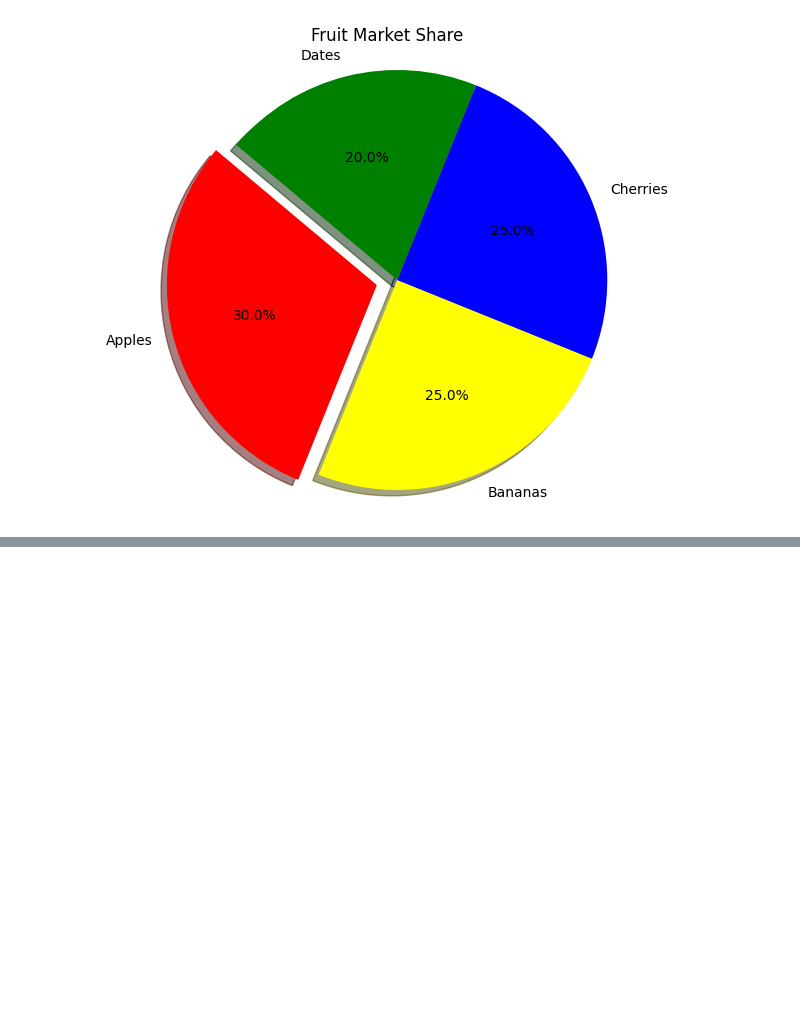
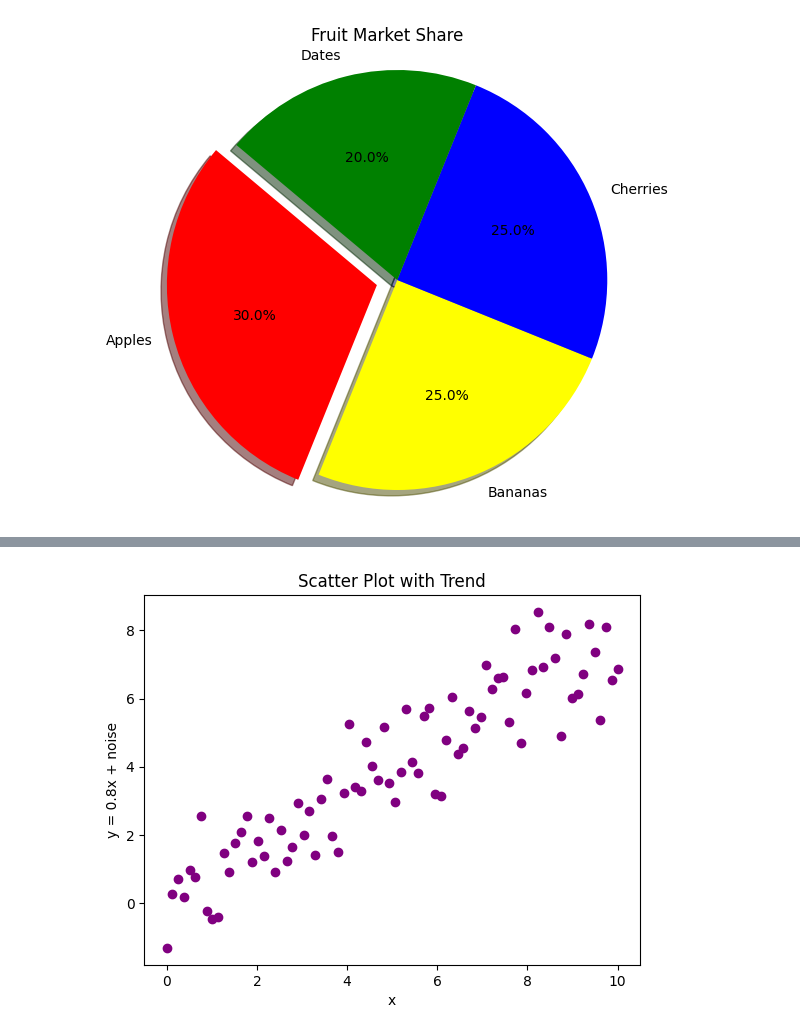
Before and after one commit to mhasanyilmaz24/Machine_learning, a Jupyter notebook: yalcinhcdrs.ipynb, the cells around one changed output, grey strips where cells are left out. Saved outputs shown, nothing was run; the diff lists cells and outputs as text; code cells hidden in the pictures; blank space fills up the shorter version.

```diff
--- a/yalcinhcdrs.ipynb
+++ b/yalcinhcdrs.ipynb
@@ -266,0 +320,12 @@ plt.show()
+# %%
+x = np.linspace(0, 10, 80)
+noise = np.random.normal(0, 1, 80)
+y = 0.8 * x + noise
+
+plt.scatter(x, y, color='purple')
+plt.title('Scatter Plot with Trend')
+plt.xlabel('x')
+plt.ylabel('y = 0.8x + noise')
+plt.show()
+# %% [output]
+[figure, added]
```
Also changed, not shown: parts of 4 cells of this notebook.
